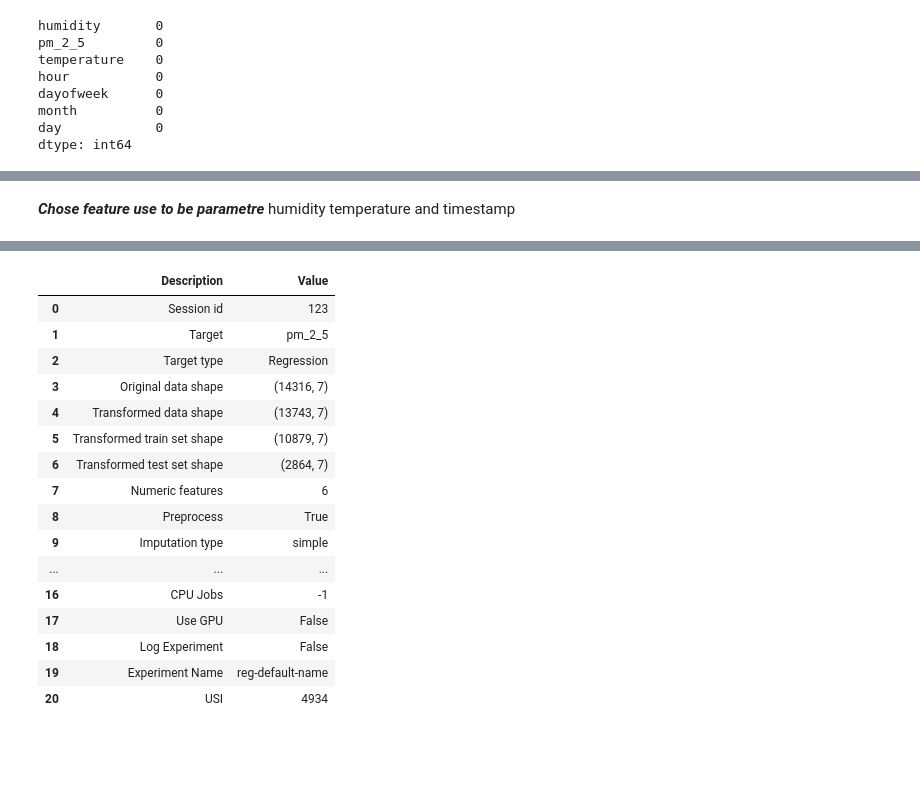
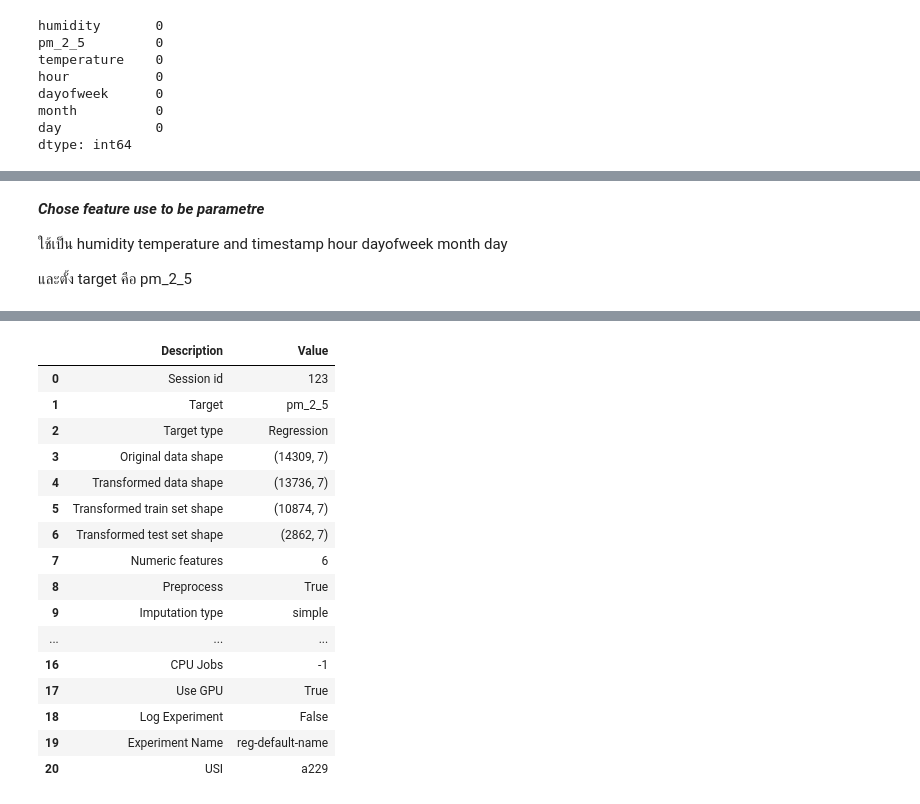
Before and after one commit to Masahiro-No/pm_2_5_project, a Jupyter notebook: models.ipynb, the cells around one changed output, grey strips where cells are left out. Saved outputs shown, nothing was run; the diff lists cells and outputs as text; code cells hidden in the pictures; blank space fills up the shorter version.

```diff
--- a/models.ipynb
+++ b/models.ipynb
@@ -174,0 +138,5 @@ df_use = df_use[(np.abs(stats.zscore(df_use['pm_2_5'])) < 3)]  # ลบค่า
+# %%
+compare_data = df_use[-7:]  # Last 7 known values
+compare_data
+df_use = df_use[:-7]
+compare_data
@@ -175,6 +165,9 @@ df_use = df_use[(np.abs(stats.zscore(df_use['pm_2_5'])) < 3)]  # ลบค่า
 # %% [markdown]
 ***Chose feature use to be parametre***
-humidity temperature and timestamp
+
+ใช้เป็น humidity temperature and timestamp hour	dayofweek month	day
+
+และตั้ง target คือ pm_2_5
 # %%
-ex = setup(data=df_use, target='pm_2_5', fold=5, train_size=0.8, session_id=123, iterative_imputation_iters=100, remove_outliers = True)
+ex = setup(data=df_use, target='pm_2_5', fold=10, train_size=0.8, session_id=123, iterative_imputation_iters=100, remove_outliers = True, use_gpu=True)
 # %% [output]
@@ -181,17 +191,17 @@ ex = setup(data=df_use, target='pm_2_5', fold=5, train_size=0.8, session_id=123,
 |  | Description | Value |
 | 0 | Session id | 123 |
 | 1 | Target | pm_2_5 |
 | 2 | Target type | Regression |
-| 3 | Original data shape | (14316, 7) |
-| 4 | Transformed data shape | (13743, 7) |
-| 5 | Transformed train set shape | (10879, 7) |
-| 6 | Transformed test set shape | (2864, 7) |
+| 3 | Original data shape | (14309, 7) |
+| 4 | Transformed data shape | (13736, 7) |
+| 5 | Transformed train set shape | (10874, 7) |
+| 6 | Transformed test set shape | (2862, 7) |
 | 7 | Numeric features | 6 |
 | 8 | Preprocess | True |
 | 9 | Imputation type | simple |
 | ... | ... | ... |
 | 16 | CPU Jobs | -1 |
-| 17 | Use GPU | False |
+| 17 | Use GPU | True |
 | 18 | Log Experiment | False |
 | 19 | Experiment Name | reg-default-name |
-| 20 | USI | 4934 |
+| 20 | USI | a229 |
```
Also changed, not shown: parts of 47 cells of this notebook.
